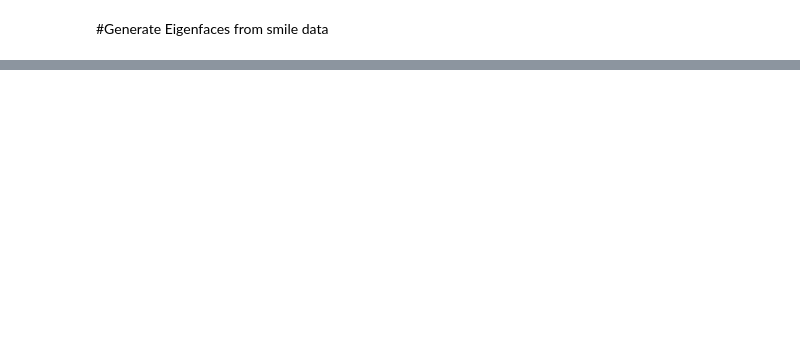
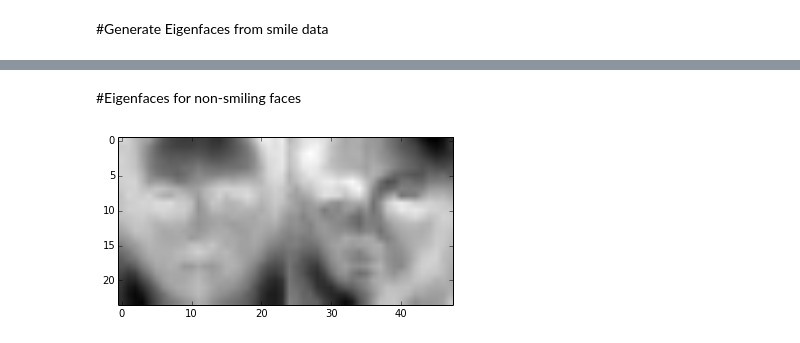
Before and after one commit to ArkAung/Eigenfaces, a Jupyter notebook: Eigenfaces.ipynb, the cells around one changed output, grey strips where cells are left out. Cells and saved outputs as stored; diff of their text form; code cells hidden in the pictures; blank space fills up the shorter version.

```diff
--- a/Eigenfaces.ipynb
+++ b/Eigenfaces.ipynb
@@ -39,0 +57,17 @@ if __name__ == "__main__":
+# %% [markdown]
+#Eigenfaces for non-smiling faces
+# %%
+    nonsmilingFaces, nonsmilingLabels = filterFaces(trainingFaces, trainingLabels, 'nonsmile')
+    eigFaces = genEigVectors(nonsmilingFaces)
+
+    reshaped_eigFaces1 = np.reshape(eigFaces[:,1],(24,24))
+    real_reshaped1 = np.real(reshaped_eigFaces1)
+
+    reshaped_eigFaces2 = np.reshape(eigFaces[:,2],(24,24))
+    real_reshaped2 = np.real(reshaped_eigFaces2)
+
+    plot_image = np.concatenate((real_reshaped1, real_reshaped2), axis=1)
+
+    plt.show(plt.imshow(plot_image, cmap='gray'))
+# %% [output]
+[figure, added]
```
Also changed, not shown: parts of 5 cells of this notebook.
